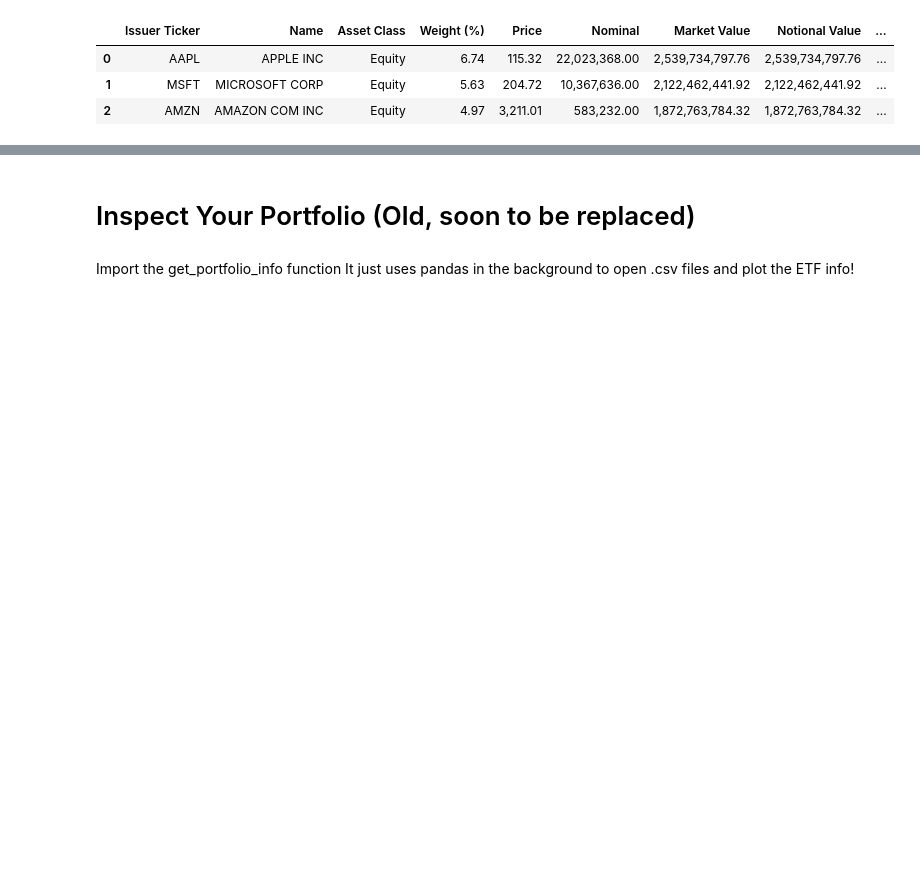
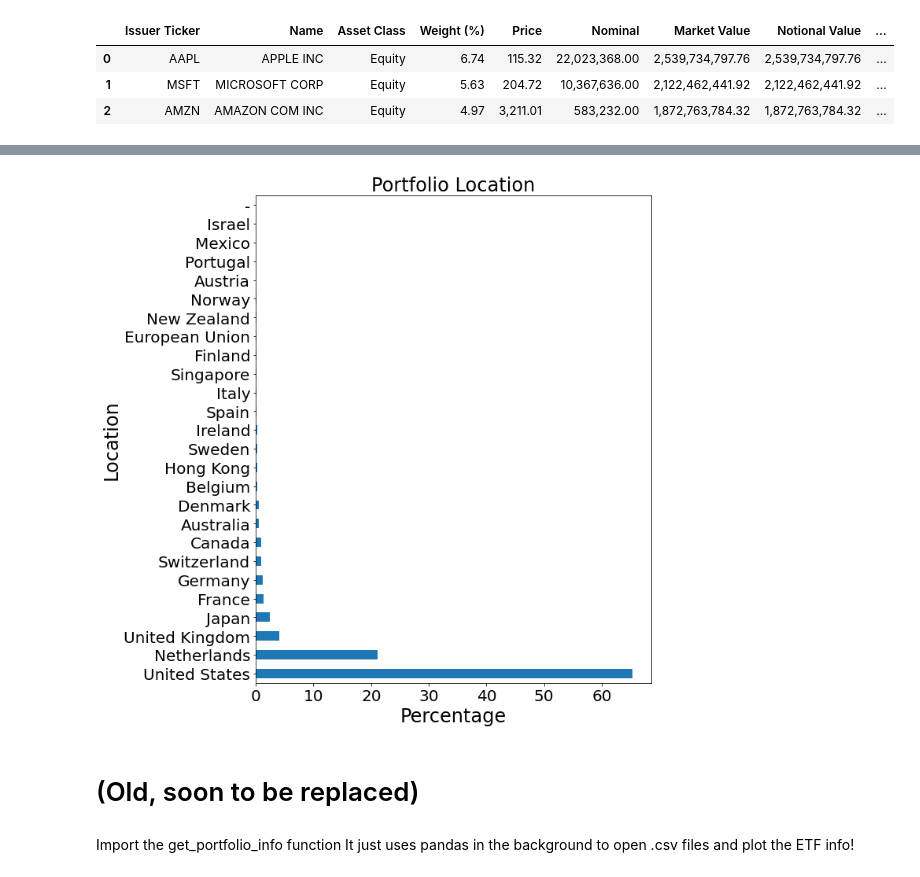
Before and after one commit to PinkShnack/ETF_Portfolio_Manager, a Jupyter notebook: display_portfolio.ipynb, the cells around one changed output, grey strips where cells are left out. Cells and saved outputs as stored; diff of their text form; code cells hidden in the pictures; blank space fills up the shorter version.

```diff
--- a/display_portfolio.ipynb
+++ b/display_portfolio.ipynb
@@ -67,5 +59,12 @@ SP500
+# %%
+# Or group by the Location (Geography)
+# Use the figsize oarameter to change the size of the figure if you find the text is bunching up.
+ax = my_portfolio.plot_summarised_portfolio(groupby="Location",
+figsize=(10,10))
+# %% [output]
+[figure, added]
 # %% [markdown]
-# Inspect Your Portfolio (Old, soon to be replaced)
+# (Old, soon to be replaced)
 # %% [markdown]
 Import the get_portfolio_info function
 It just uses pandas in the background to open .csv files and plot the ETF info!
```
Also changed, not shown: parts of 24 cells of this notebook, 1 other file.
